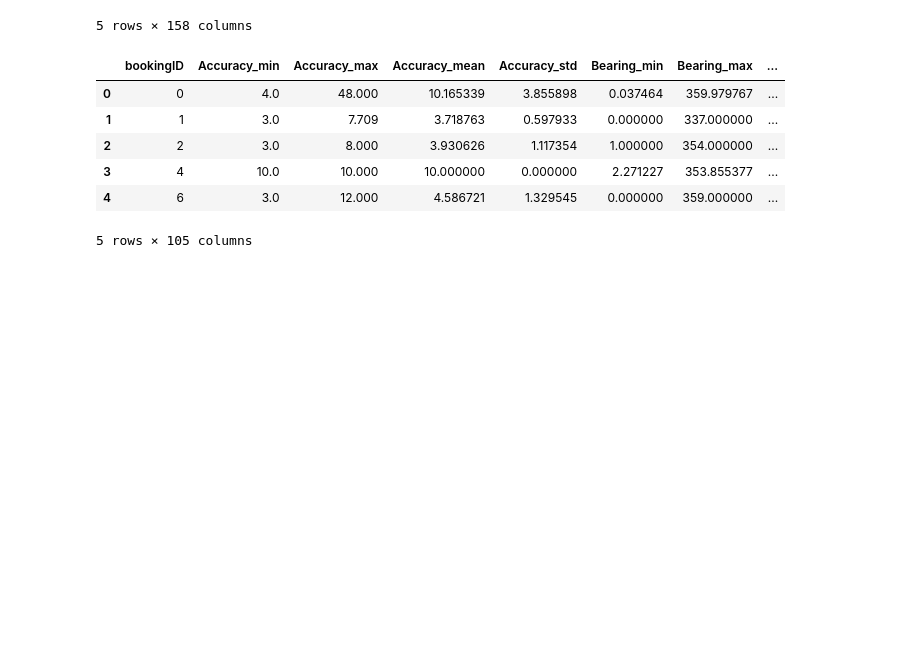
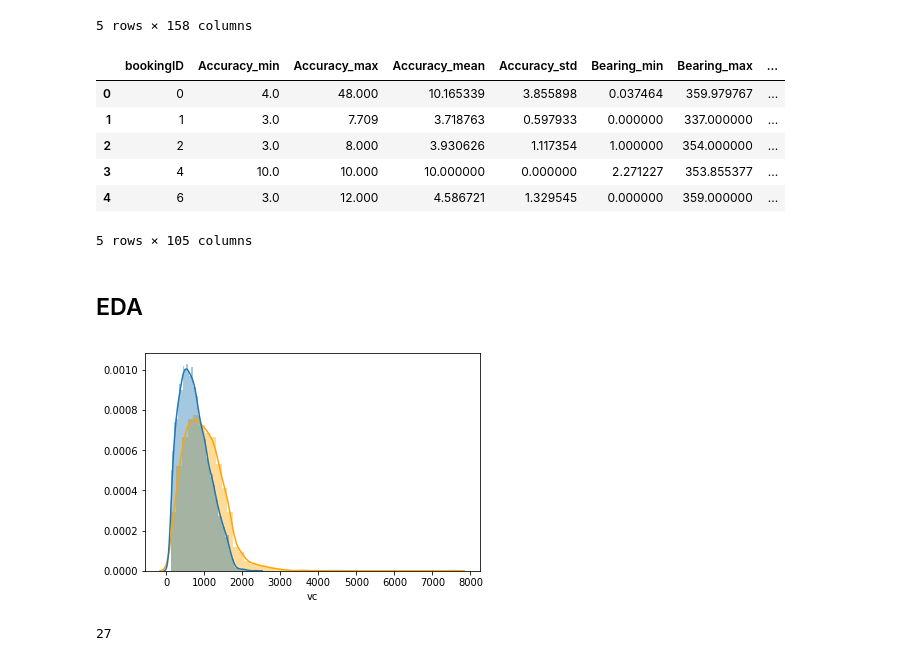
Before and after one commit to wjensheng/grab, a Jupyter notebook: preprocess.ipynb, the cells around one changed output. Drawn from its saved outputs; the diff is of its cells as text; code cells hidden in the pictures; blank space fills up the shorter version.

```diff
--- a/preprocess.ipynb
+++ b/preprocess.ipynb
@@ -170,0 +182,3 @@ features
+# %%
+subfeatures = ('acceleration_x', 'acceleration_y', 'acceleration_z',
+               'gyro_x', 'gyro_y', 'gyro_z')
@@ -392,3 +516,22 @@ new_sub.head()
 5 rows × 105 columns
 # %%
 new_sub.to_pickle(f'{PATH_FEATURES}/sample_new_103.pkl')
+# %% [markdown]
+## EDA
+# %%
+train_df = pd.read_pickle(f'{PATH_FEATURES}/agg_df_159.pkl')
+# %%
+train_df.drop('second_min', axis=1, inplace=True)
+# %%
+plt.figure(figsize=(6,4))
+sns.distplot(train_df[train_df['label']==1]['vc'],color ='orange')
+sns.distplot(train_df[train_df['label']==0]['vc'])
+plt.show()
+# %% [output]
+[figure, added]
+# %%
+cols = [c for c in train_df.columns if 'max' in c]
+
+len(cols)
+# %% [output]
+27
```
Also changed, not shown: parts of 18 cells of this notebook.
